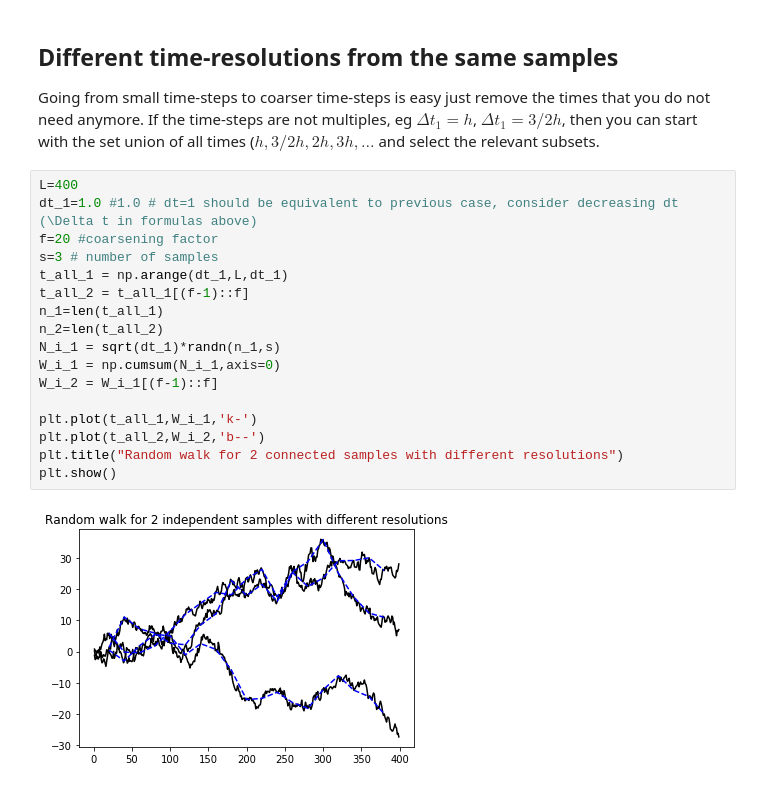
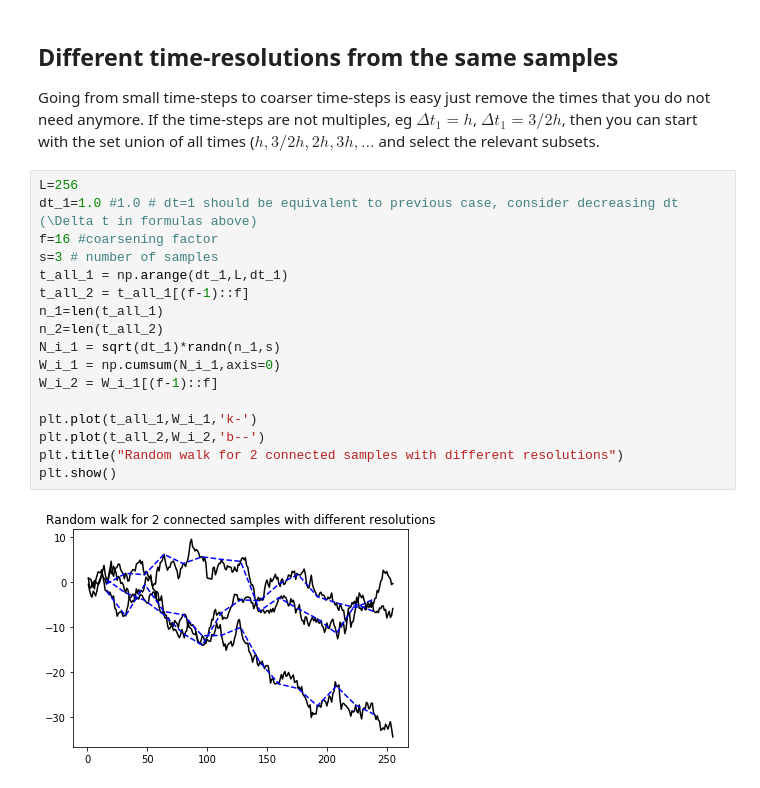
Before and after one commit to robot144/sde, a Jupyter notebook: 1_random_walk.ipynb, the cells around one changed output. Saved outputs shown, nothing was run; the diff lists cells and outputs as text.

```diff
--- a/1_random_walk.ipynb
+++ b/1_random_walk.ipynb
@@ -199,21 +199,21 @@ plt.show()
 
 Going from small time-steps to coarser time-steps is easy just remove the times that you do not need anymore. If the time-steps are not multiples, eg $\Delta t_1=h$, $\Delta t_1=3/2  h$, then you can start with the set union of all times ($h,3/2 h, 2 h,3 h,\ldots$ and select the relevant subsets.
 # %%
-L=400
+L=256
 dt_1=1.0 #1.0 # dt=1 should be equivalent to previous case, consider decreasing dt (\Delta t in formulas above)
-f=20 #coarsening factor
+f=16 #coarsening factor
 s=3 # number of samples
 t_all_1 = np.arange(dt_1,L,dt_1)
 t_all_2 = t_all_1[(f-1)::f]
 n_1=len(t_all_1)
 n_2=len(t_all_2)
 N_i_1 = sqrt(dt_1)*randn(n_1,s)
 W_i_1 = np.cumsum(N_i_1,axis=0)
 W_i_2 = W_i_1[(f-1)::f]
 
 plt.plot(t_all_1,W_i_1,'k-')
 plt.plot(t_all_2,W_i_2,'b--')
 plt.title("Random walk for 2 connected samples with different resolutions")
 plt.show()
 # %% [output]
-[figure, old version]
+[figure, new version]
```
Also changed, not shown: parts of 5 cells of this notebook, 2 other files.
